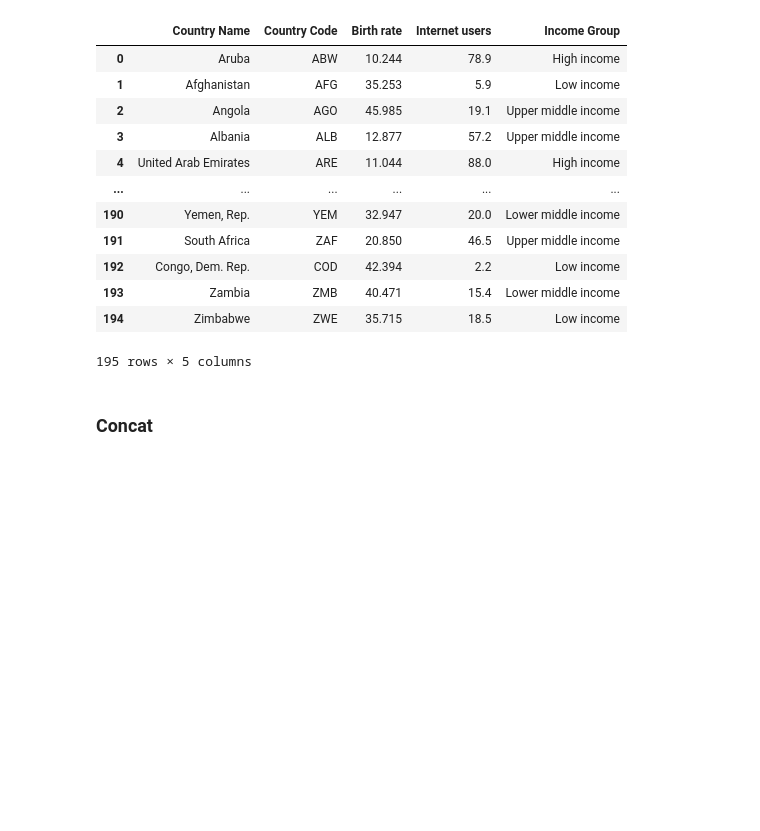
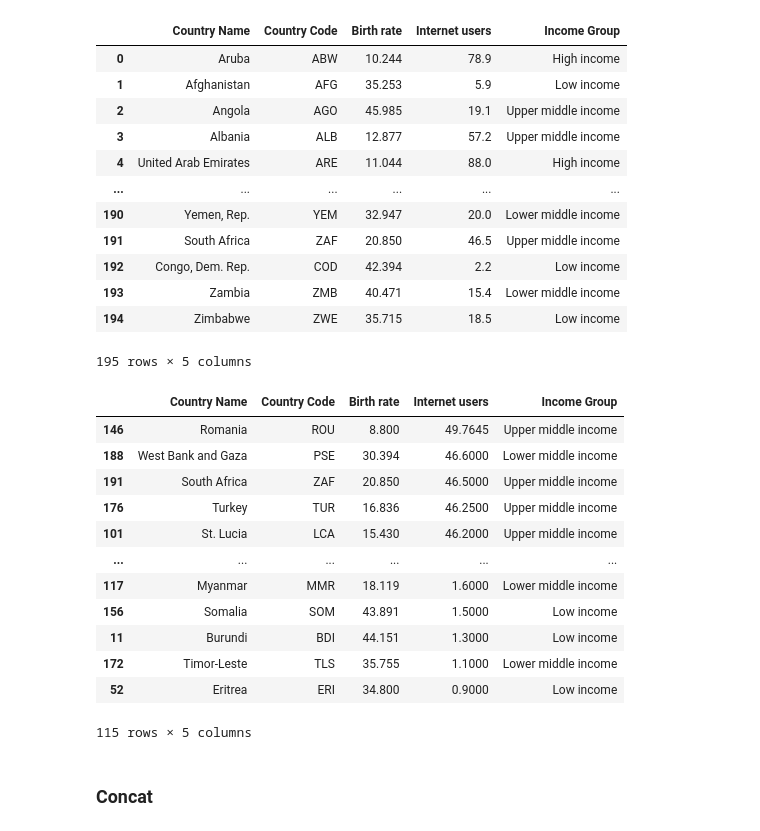
Before and after one commit to hien-files/Python-Foundation-in-Data-Analytics, a Jupyter notebook: My code in Lecture/Lecture 4/myCode_Pandas 1_Introduction.ipynb, the cells around one changed output. Drawn from its saved outputs; the diff is of its cells as text; code cells hidden in the pictures; blank space fills up the shorter version.

```diff
--- a/My code in Lecture/Lecture 4/myCode_Pandas 1_Introduction.ipynb
+++ b/My code in Lecture/Lecture 4/myCode_Pandas 1_Introduction.ipynb
@@ -234,6 +250,22 @@ df.sort_index()
 | 193 | Zambia | ZMB | 40.471 | 15.4 | Lower middle income |
 | 194 | Zimbabwe | ZWE | 35.715 | 18.5 | Low income |
 195 rows × 5 columns
+# %%
+df[df['Internet users'] < 50].sort_values('Internet users', ascending=False, inplace=False)
+# %% [output]
+|  | Country Name | Country Code | Birth rate | Internet users | Income Group |
+| 146 | Romania | ROU | 8.800 | 49.7645 | Upper middle income |
+| 188 | West Bank and Gaza | PSE | 30.394 | 46.6000 | Lower middle income |
+| 191 | South Africa | ZAF | 20.850 | 46.5000 | Upper middle income |
+| 176 | Turkey | TUR | 16.836 | 46.2500 | Upper middle income |
+| 101 | St. Lucia | LCA | 15.430 | 46.2000 | Upper middle income |
+| ... | ... | ... | ... | ... | ... |
+| 117 | Myanmar | MMR | 18.119 | 1.6000 | Lower middle income |
+| 156 | Somalia | SOM | 43.891 | 1.5000 | Low income |
+| 11 | Burundi | BDI | 44.151 | 1.3000 | Low income |
+| 172 | Timor-Leste | TLS | 35.755 | 1.1000 | Lower middle income |
+| 52 | Eritrea | ERI | 34.800 | 0.9000 | Low income |
+115 rows × 5 columns
 # %% [markdown]
 ### Concat
 # %%
```
Also changed, not shown: parts of 8 cells of this notebook, 42 other files.
